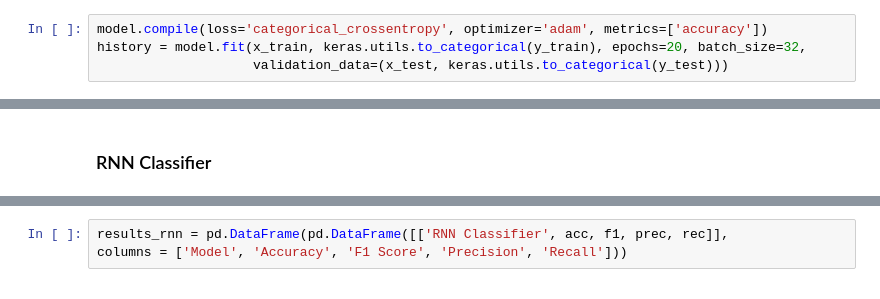
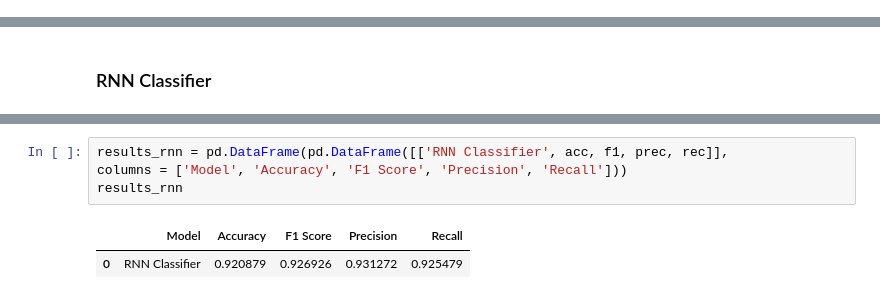
Before and after one commit to ashpreet12/MajorProject_Emg_ParkinsonDetection, a Jupyter notebook: Kaggle_Dataset_Hand_Recognition.ipynb, the cells around one changed output, grey strips where cells are left out. Cells and saved outputs as stored; diff of their text form.

```diff
--- a/Kaggle_Dataset_Hand_Recognition.ipynb
+++ b/Kaggle_Dataset_Hand_Recognition.ipynb
@@ -473,10 +611,6 @@ model = keras.models.Sequential([
     keras.layers.Dense(units=64, activation='relu'),
     keras.layers.Dense(units=8, activation='softmax')
 ])
-# %%
-model.compile(loss='categorical_crossentropy', optimizer='adam', metrics=['accuracy'])
-history = model.fit(x_train, keras.utils.to_categorical(y_train), epochs=20, batch_size=32,
-                    validation_data=(x_test, keras.utils.to_categorical(y_test)))
 # %%
 test_loss, test_acc = model.evaluate(x_test, keras.utils.to_categorical(y_test))
 print('Accuracy for ANN:', test_acc)
@@ -517,5 +671,9 @@ test_loss, test_acc = model_rnn.evaluate(x_test, keras.utils.to_categorical(y_te
 # %%
 results_rnn = pd.DataFrame(pd.DataFrame([['RNN Classifier', acc, f1, prec, rec]],
 columns = ['Model', 'Accuracy', 'F1 Score', 'Precision', 'Recall']))
+results_rnn
+# %% [output]
+|  | Model | Accuracy | F1 Score | Precision | Recall |
+| 0 | RNN Classifier | 0.920879 | 0.926926 | 0.931272 | 0.925479 |
 # %%
 results
```
Also changed, not shown: parts of 33 cells of this notebook.
